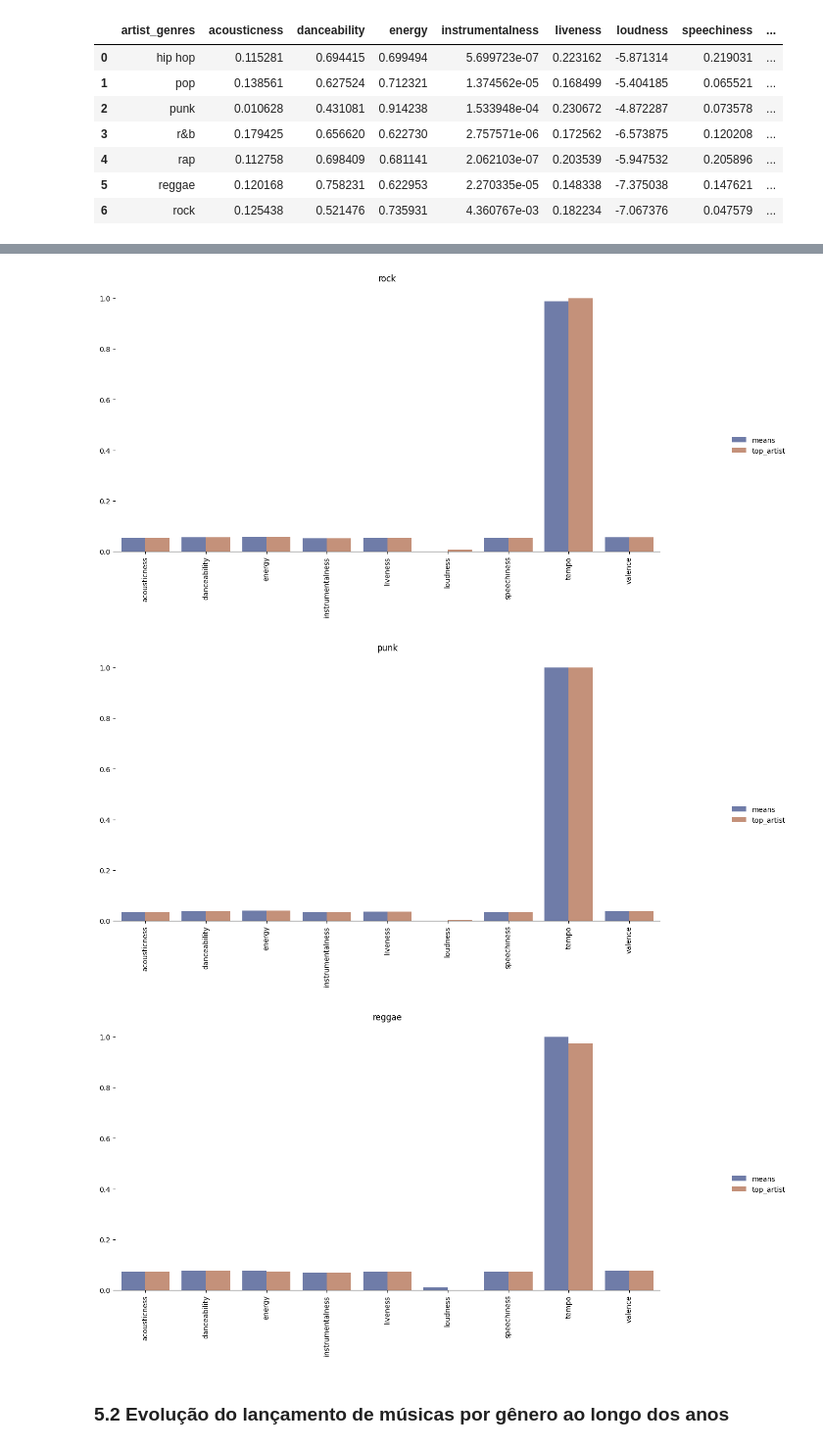
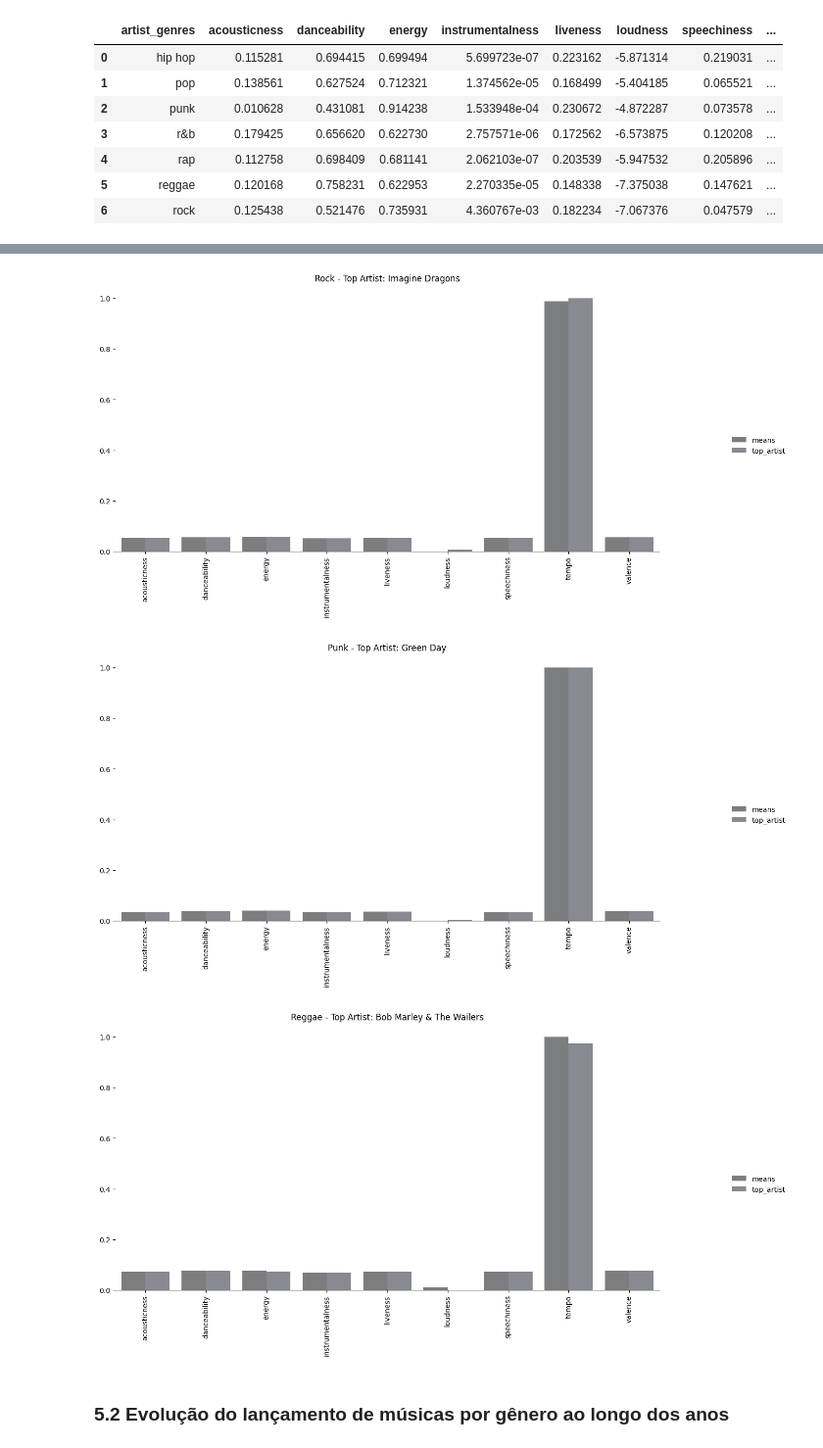
Before and after one commit to Ciencia-de-Dados-IMT-2023/Projeto-Spotify-2023.1, a Jupyter notebook: notebooks/02_EDA.ipynb, the cells around one changed output, grey strips where cells are left out. Shown at 98% size. Cells and saved outputs as stored; diff of their text form; code cells hidden in the pictures.

```diff
--- a/notebooks/02_EDA.ipynb
+++ b/notebooks/02_EDA.ipynb
@@ -540,20 +540,26 @@ for i in range(len(df_transformed)):
 # melt o df para plotar o gráfico (colunas de generos viram linhas)
 df_transformed = pd.melt(df_transformed, id_vars=['new_feature', 'tipo'], value_vars=generos_artistas, var_name='genero', value_name='valor')
 
+colors = sns.dark_palette("#79C", 6)
+
 # plot do grafico
 for i, genero in enumerate(generos_artistas):
     aux = df_transformed[df_transformed['genero'] == genero]
     g = sns.catplot(
         data=aux, kind="bar",
         x="new_feature", y="valor", hue="tipo",
-        palette="dark", alpha=.6, height=6
+        palette=colors, alpha=.6, height=6,
+
     )
+
+    artista = df_top_artists[df_top_artists['artist_genres'] == genero]['artist_name'].values[0]
+
     g.fig.set_figwidth(15)
     g.fig.set_figheight(6)
     g.despine(left=True)
     g.set_axis_labels("", "")
     g.set_xticklabels(rotation=90)
     g.legend.set_title("")
-    g.set(title=genero)
+    g.set(title=f'{genero.capitalize()} - Top Artist: {artista}')
     plt.show()
 # %% [output]
@@ -564,6 +570,6 @@ for i, genero in enumerate(generos_artistas):
-[figure, old version]
+[figure, new version]
-[figure, old version]
+[figure, new version]
-[figure, old version]
+[figure, new version]
 # %% [markdown]
 ### 5.2 Evolução do lançamento de músicas por gênero ao longo dos anos
 # %%
```
Also changed, not shown: parts of 10 cells of this notebook, 1 other file.
